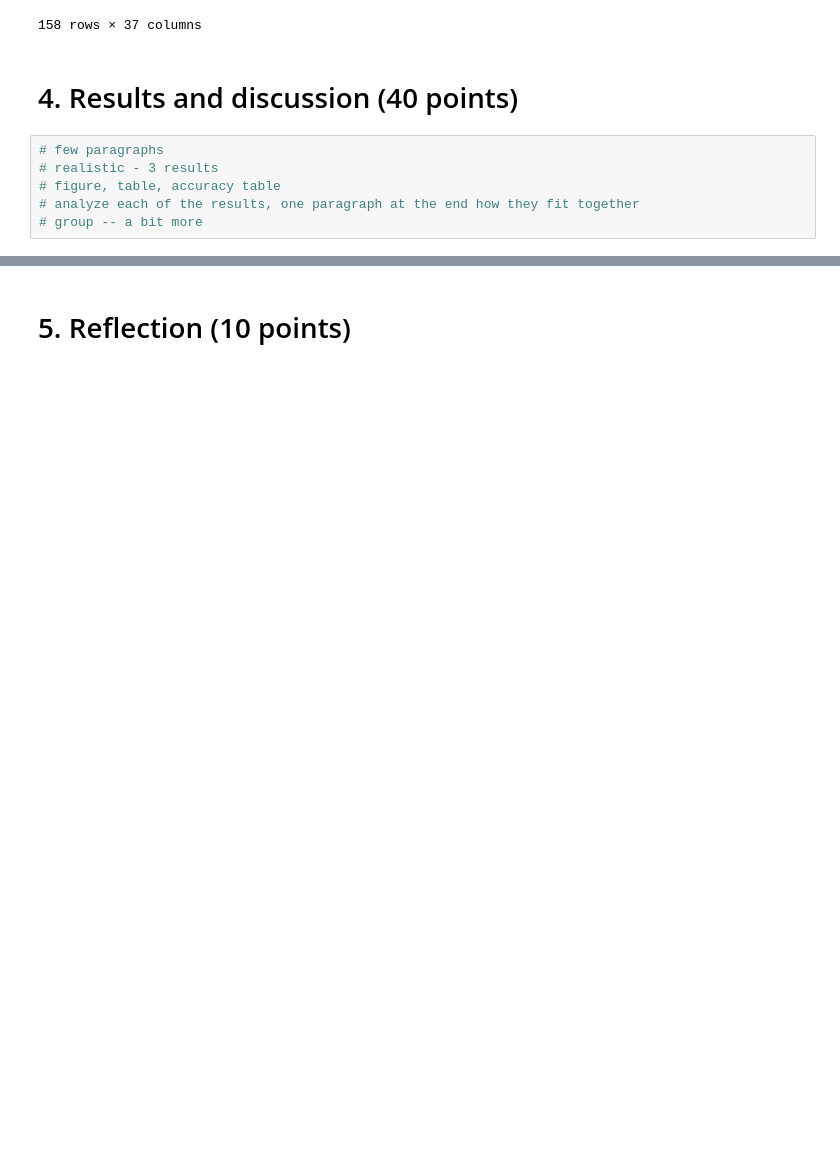
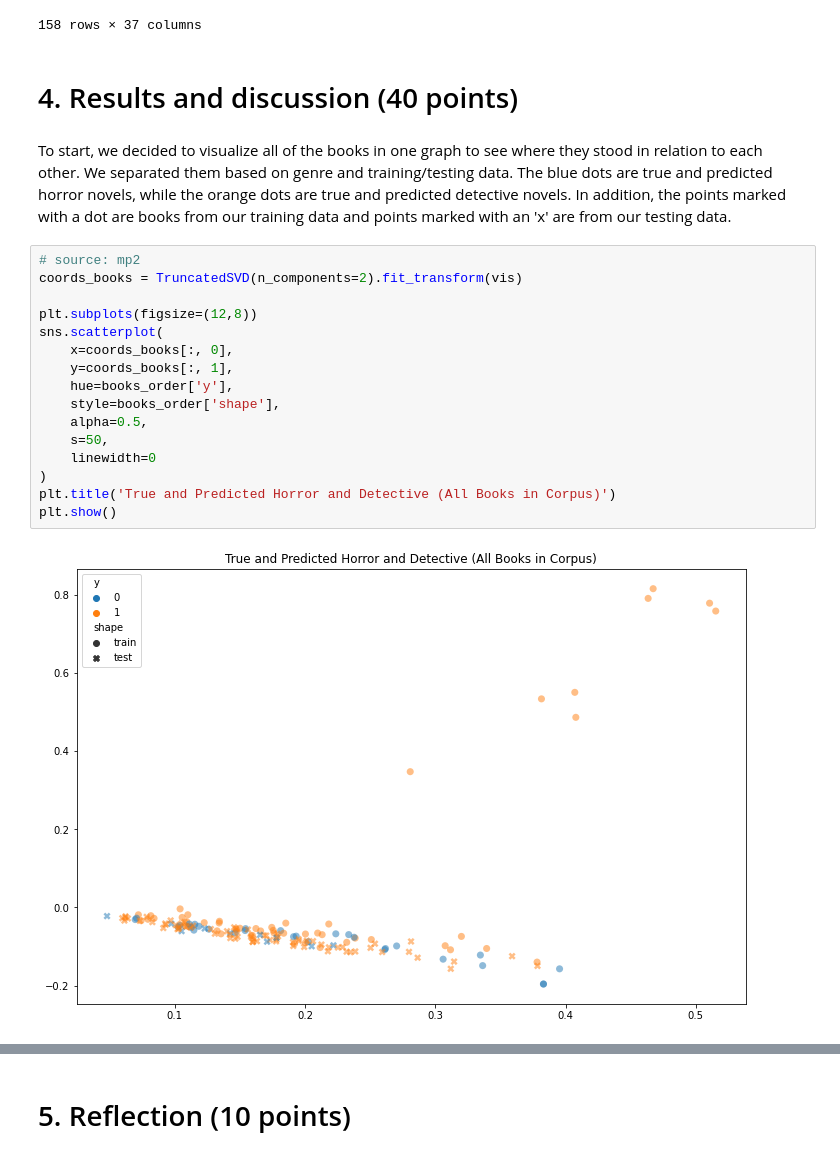
Before and after one commit to gitstelle/info3350-book-recommendation, a Jupyter notebook: books/mp_03_research_report.ipynb, the cells around one changed output, grey strips where cells are left out. Drawn from its saved outputs; the diff is of its cells as text; blank space fills up the shorter version.

```diff
--- a/books/mp_03_research_report.ipynb
+++ b/books/mp_03_research_report.ipynb
@@ -670,9 +670,23 @@ books_order
 158 rows × 37 columns
 # %% [markdown]
 # 4. Results and discussion (40 points)
-# %%
-# few paragraphs
-# realistic - 3 results
-# figure, table, accuracy table
-# analyze each of the results, one paragraph at the end how they fit together
-# group -- a bit more
+# %% [markdown]
+To start, we decided to visualize all of the books in one graph to see where they stood in relation to each other. We separated them based on genre and training/testing data. The blue dots are true and predicted horror novels, while the orange dots are true and predicted detective novels. In addition, the points marked with a dot are books from our training data and points marked with an 'x' are from our testing data.
+# %%
+# source: mp2
+coords_books = TruncatedSVD(n_components=2).fit_transform(vis)
+
+plt.subplots(figsize=(12,8))
+sns.scatterplot(
+    x=coords_books[:, 0],
+    y=coords_books[:, 1],
+    hue=books_order['y'],
+    style=books_order['shape'],
+    alpha=0.5,
+    s=50,
+    linewidth=0
+)
+plt.title('True and Predicted Horror and Detective (All Books in Corpus)')
+plt.show()
+# %% [output]
+[figure, added]
```
Also changed, not shown: parts of 30 cells of this notebook, 1 other file.
